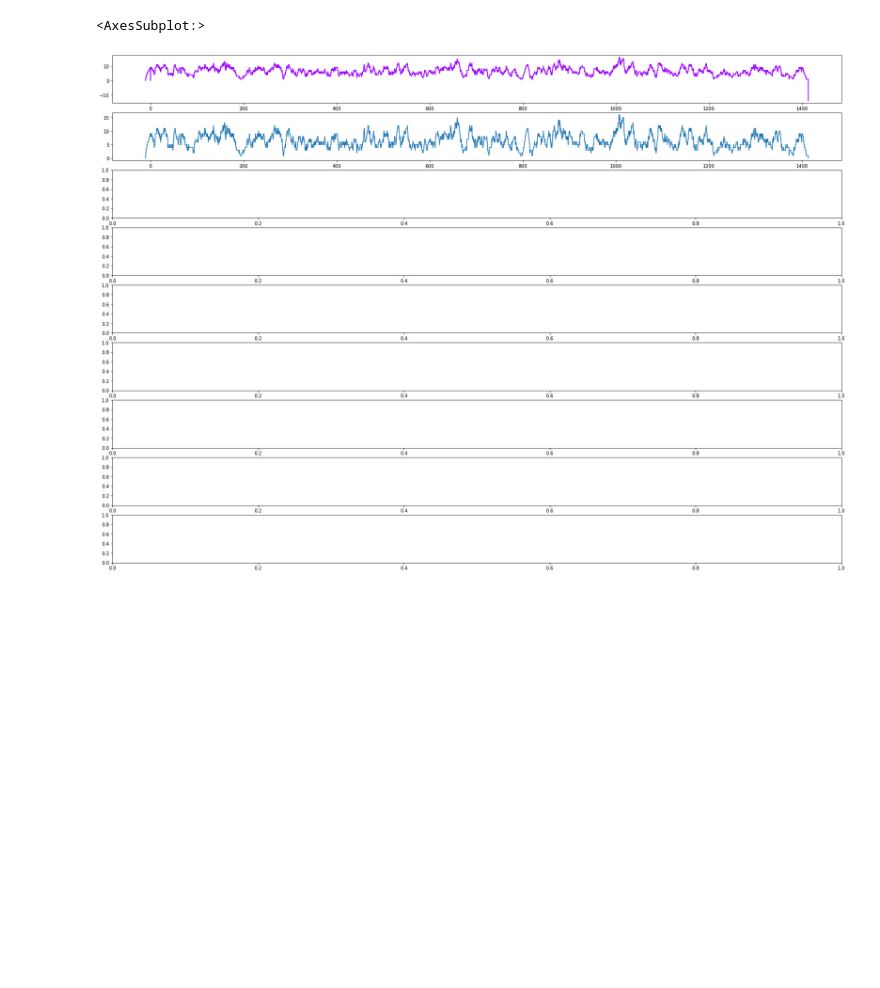
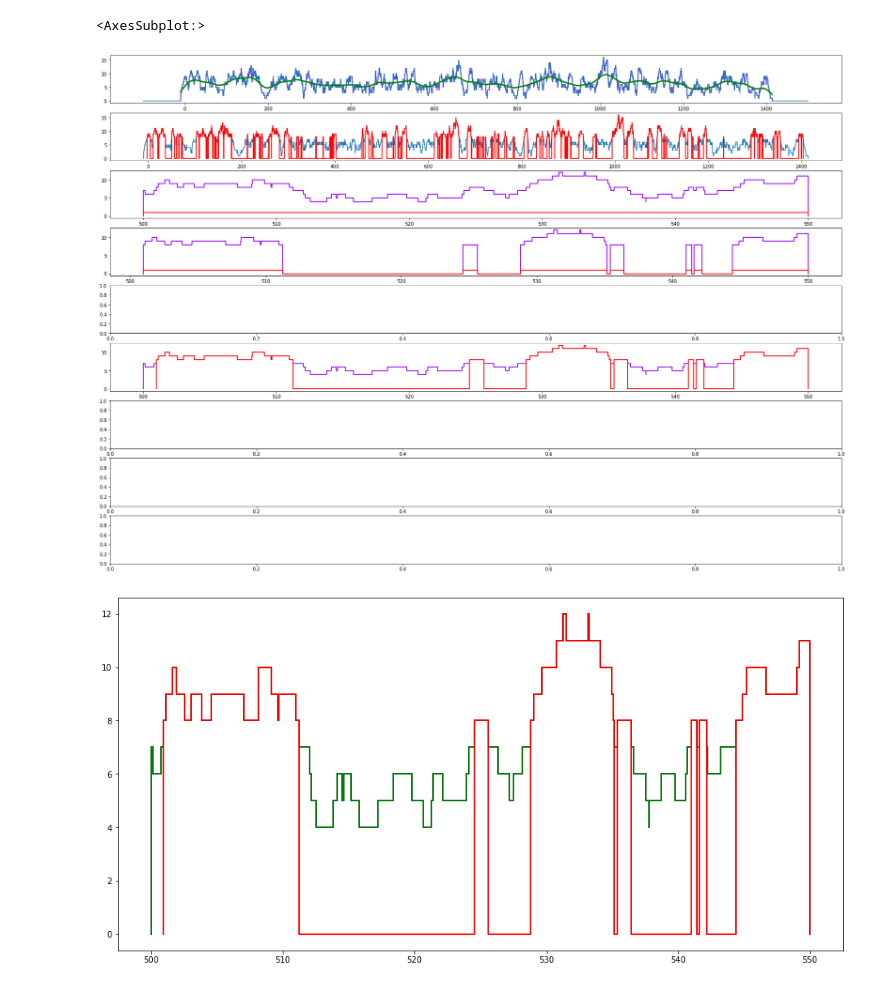
Before and after one commit to probability/topicmodelunderstanding, a Jupyter notebook: Notebooks/Step Analysis.ipynb, the cells around one changed output. Drawn from its saved outputs; the diff is of its cells as text; code cells hidden in the pictures; blank space fills up the shorter version.

Commit message:
updated fast step

```diff
--- a/Notebooks/Step Analysis.ipynb
+++ b/Notebooks/Step Analysis.ipynb
@@ -18,61 +19,58 @@ df.shape
 # %%
 #p = np.arange(pd.Timestamp(2020,1,1), pd.Timestamp(2020,12,30), pd.Timedelta(hours=1)).astype(pd.Timestamp)
 p = np.arange(-100, 1500, 0.1)
 fig,ax = plt.subplots(nrows=9,figsize=(28,20))
 
 st,se,span = vsteps.span()
 
 #error here, this isn't the same as Step() - Step(start=st+0.5*span,weight=2)
-# haar0 = Step(end=st+0.5*span)
-# haar00 = Step(end=st+0.5*span,weight=1) - Step(start=st+0.5*span,weight=2)
+#haar0 = Step(end=st+0.5*span)
+#haar00 = Step(end=st+0.5*span,weight=1) - Step(start=st+0.5*span,weight=2)
 
-# haar = Step() - Step(start=st+0.5*span,weight=2)
+#haar = Step() - Step(start=st+0.5*span,weight=2)
 
 #print(haar0,'| - |',haar)
 #vsteps.rebase(tbase)
-#vs_clip = vsteps.clip(500.0,550.0)
+vs_clip = vsteps.clip(500.0,550.0)
 
 vsteps.plot(ax=ax[0])
-#ax[0].step(p,vsteps.step(p))
-#vsteps.smooth_plot(ax=ax[0],color='g')
+ax[0].step(p,vsteps.step(p))
+vsteps.smooth_plot(ax=ax[0],color='g',linewidth=3,smooth_factor=20)
 
 queue = sc.Stairs().layer(df.start, df.ends)
 queue.plot(ax[1])
 
-# (vsteps>7).plot(ax=ax[1],color='r')
+(vsteps>7).plot(ax=ax[1],color='r')
 
 
-# vs_clip.plot(ax=ax[2])
-# vs_clip.smooth_plot(ax=ax[2],color='g')
-# vs_clip.normalise().plot(ax=ax[2],color='r')
+vs_clip.plot(ax=ax[2])
+#vs_clip.smooth_plot(ax=ax[2],color='g')
+vs_clip.normalise().plot(ax=ax[2],color='r')
 
-#vs_clip._operate_norm_new(0,operator.ne).plot(ax=ax[2],color='r')
-# vsteps.histogram_plot(ax=ax[6],kind='bar')
-# xx = vsteps.pacf_plot(10,ax=ax[3],kind='bar')
-# xx.axhline(0,c='black',linestyle=':')
-# vsteps.ecdf_plot(ax=ax[4],kind='bar')
+#vsteps.histogram_plot(ax=ax[6],kind='bar')
+#xx = vsteps.pacf_plot(10,ax=ax[3],kind='bar')
+#xx.axhline(0,c='black',linestyle=':')
+#vsteps.ecdf_plot(ax=ax[4],kind='bar')
 
-# (vs_clip>7).plot(ax=ax[3])
-# (vs_clip>7).normalise().plot(ax=ax[3],color='r')
+(vs_clip>7).plot(ax=ax[3])
+(vs_clip>7).normalise().plot(ax=ax[3],color='r')
 
-# vs_clip.plot(ax=ax[4])
-# (vs_clip>7).plot(ax=ax[4],color='r')
-#vs_clip._operate_value_new(7,operator.gt).plot(ax=ax[4],color='g')
 
-# vs_clip.plot(ax=ax[5])
-# (vs_clip>7).plot(ax=ax[5],color='r')
-# t = np.arange(-100.0,1500.0,0.1)
-# t2 = np.arange(490.0,520.0,0.1)
+vs_clip.plot(ax=ax[5])
+(vs_clip>7).plot(ax=ax[5],color='r')
+t = np.arange(-100.0,1500.0,0.1)
+t2 = np.arange(490.0,520.0,0.1)
 
-# (vsteps*haar).plot(ax=ax[7])
-# (vsteps*haar).smooth_plot(ax=ax[7],color='g',ts_grain=0.5,smooth_factor=15)
+#(vsteps*haar).plot(ax=ax[7])
+#(vsteps*haar).smooth_plot(ax=ax[7],color='g',ts_grain=0.5,smooth_factor=15)
 
-# axx = vs_clip.plot()
-# (vs_clip>7).plot(ax=axx,color='r')
-#vs_clip..plot(ax=axx,color='g')
+axx = vs_clip.plot()
+vs_clip.plot(ax=axx,color='g')
+(vs_clip>7).plot(ax=axx,color='r')
 # %% [output]
 <AxesSubplot:>
-[figure, old version]
+[figure, new version]
+[figure, added]
 # %%
 
 from itertools import groupby
```
Also changed, not shown: parts of 3 cells of this notebook, 18 other files.
